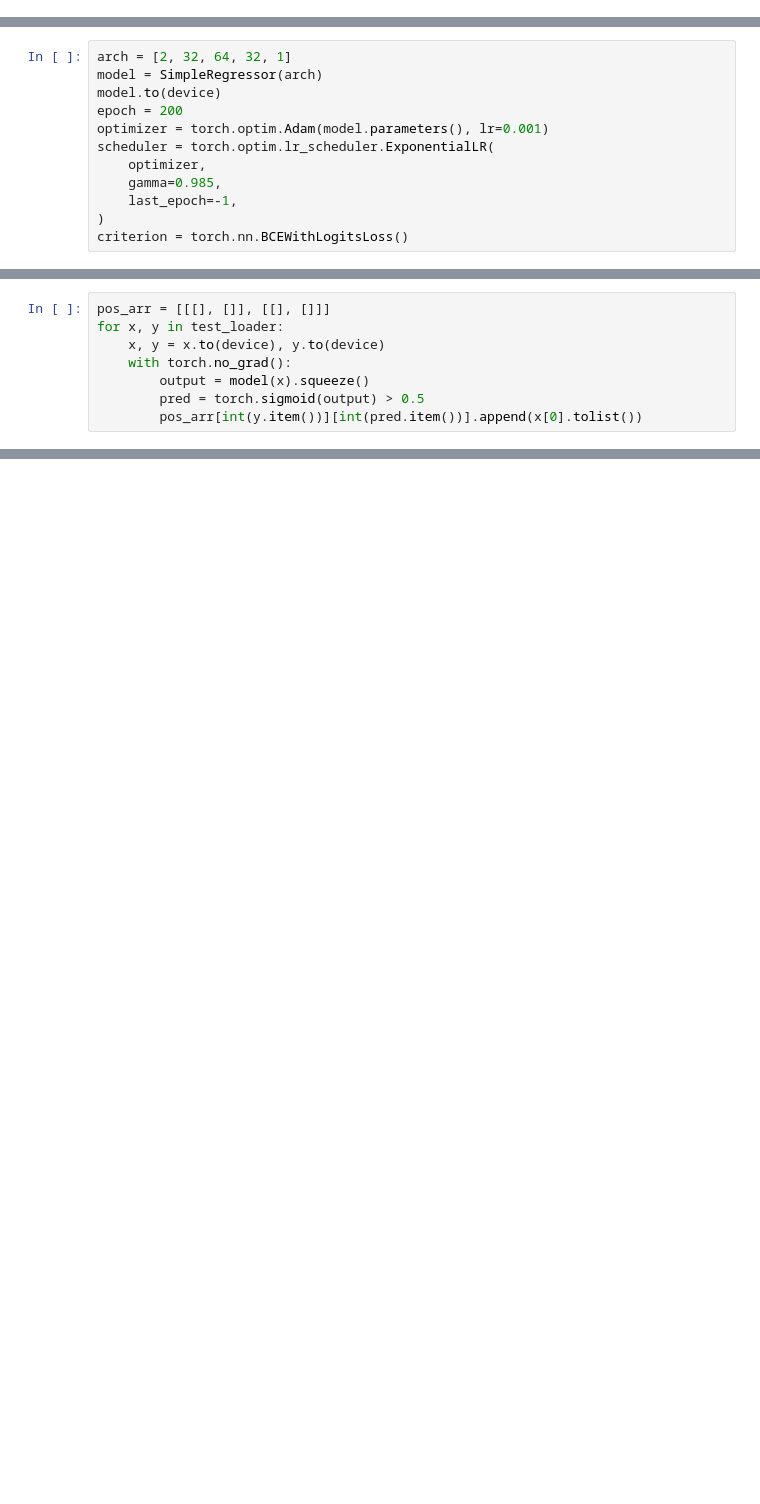
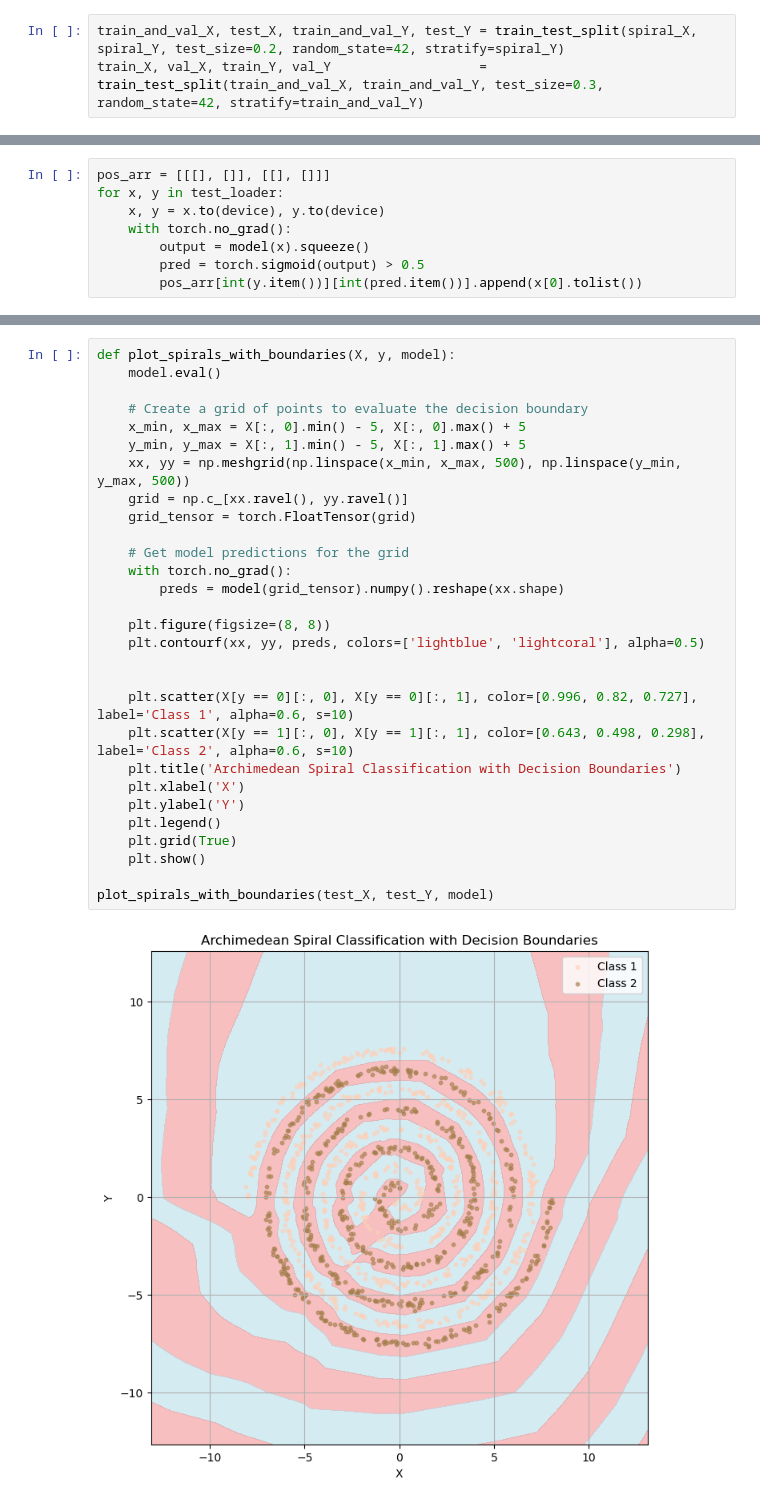
Before and after one commit to AndewNN/WitCom_DL, a Jupyter notebook: spiral.ipynb, the cells around one changed output, grey strips where cells are left out. Drawn from its saved outputs; the diff is of its cells as text; blank space fills up the shorter version.

```diff
--- a/spiral.ipynb
+++ b/spiral.ipynb
@@ -35,0 +56,3 @@ plt.show()
+# %%
+train_and_val_X, test_X, train_and_val_Y, test_Y = train_test_split(spiral_X, spiral_Y, test_size=0.2, random_state=42, stratify=spiral_Y)
+train_X, val_X, train_Y, val_Y                   = train_test_split(train_and_val_X, train_and_val_Y, test_size=0.3, random_state=42, stratify=train_and_val_Y)
@@ -96,13 +164 @@ Estimated Total Size (MB): 0.05
 ============================================================================================================================================
-# %%
-arch = [2, 32, 64, 32, 1]
-model = SimpleRegressor(arch)
-model.to(device)
-epoch = 200
-optimizer = torch.optim.Adam(model.parameters(), lr=0.001)
-scheduler = torch.optim.lr_scheduler.ExponentialLR(
-    optimizer,
-    gamma=0.985,
-    last_epoch=-1,
-)
-criterion = torch.nn.BCEWithLogitsLoss()
@@ -150,0 +228,31 @@ for x, y in test_loader:
+# %%
+def plot_spirals_with_boundaries(X, y, model):
+    model.eval()
+
+    # Create a grid of points to evaluate the decision boundary
+    x_min, x_max = X[:, 0].min() - 5, X[:, 0].max() + 5
+    y_min, y_max = X[:, 1].min() - 5, X[:, 1].max() + 5
+    xx, yy = np.meshgrid(np.linspace(x_min, x_max, 500), np.linspace(y_min, y_max, 500))
+    grid = np.c_[xx.ravel(), yy.ravel()]
+    grid_tensor = torch.FloatTensor(grid)
+
+    # Get model predictions for the grid
+    with torch.no_grad():
+        preds = model(grid_tensor).numpy().reshape(xx.shape)
+
+    plt.figure(figsize=(8, 8))
+    plt.contourf(xx, yy, preds, colors=['lightblue', 'lightcoral'], alpha=0.5)
+
+
+    plt.scatter(X[y == 0][:, 0], X[y == 0][:, 1], color=[0.996, 0.82, 0.727], label='Class 1', alpha=0.6, s=10)
+    plt.scatter(X[y == 1][:, 0], X[y == 1][:, 1], color=[0.643, 0.498, 0.298], label='Class 2', alpha=0.6, s=10)
+    plt.title('Archimedean Spiral Classification with Decision Boundaries')
+    plt.xlabel('X')
+    plt.ylabel('Y')
+    plt.legend()
+    plt.grid(True)
+    plt.show()
+
+plot_spirals_with_boundaries(test_X, test_Y, model)
+# %% [output]
+[figure, added]
```
Also changed, not shown: parts of 31 cells of this notebook.
